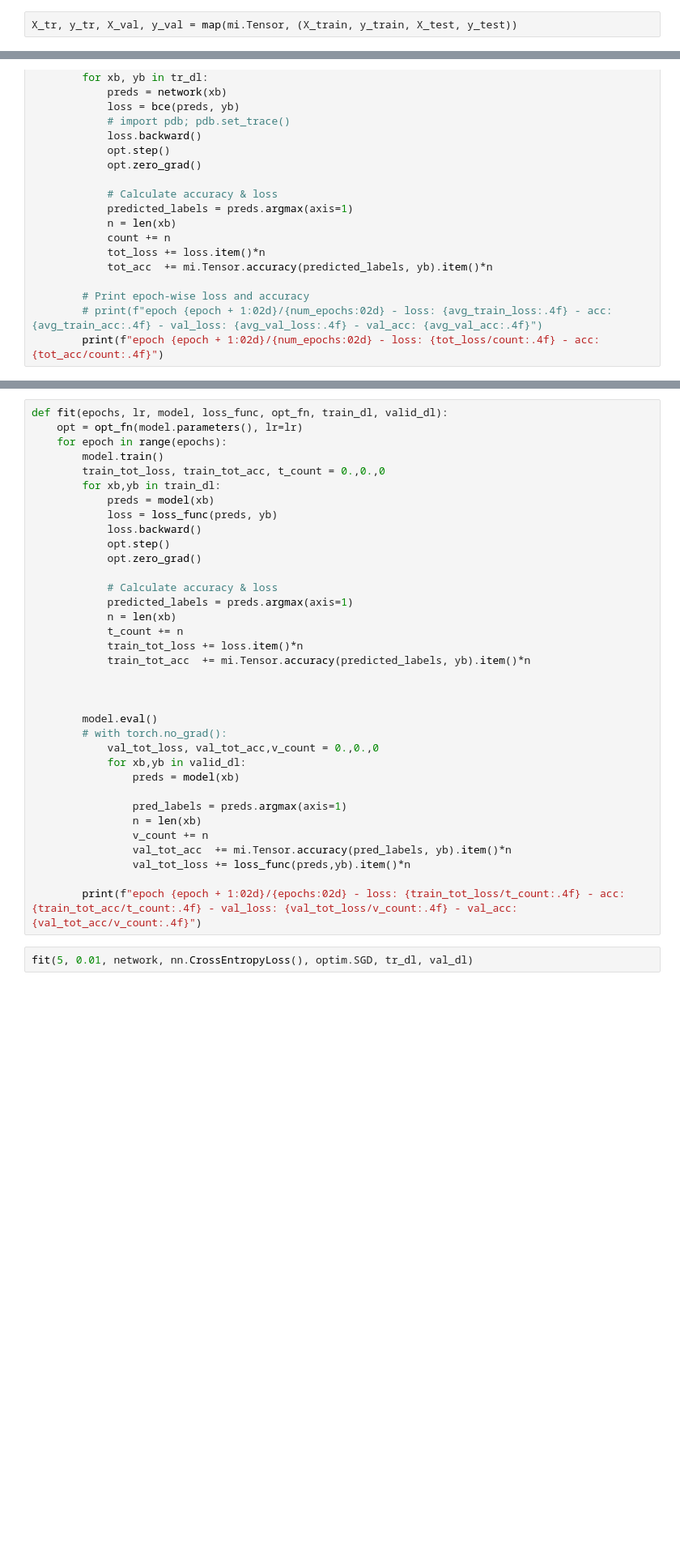
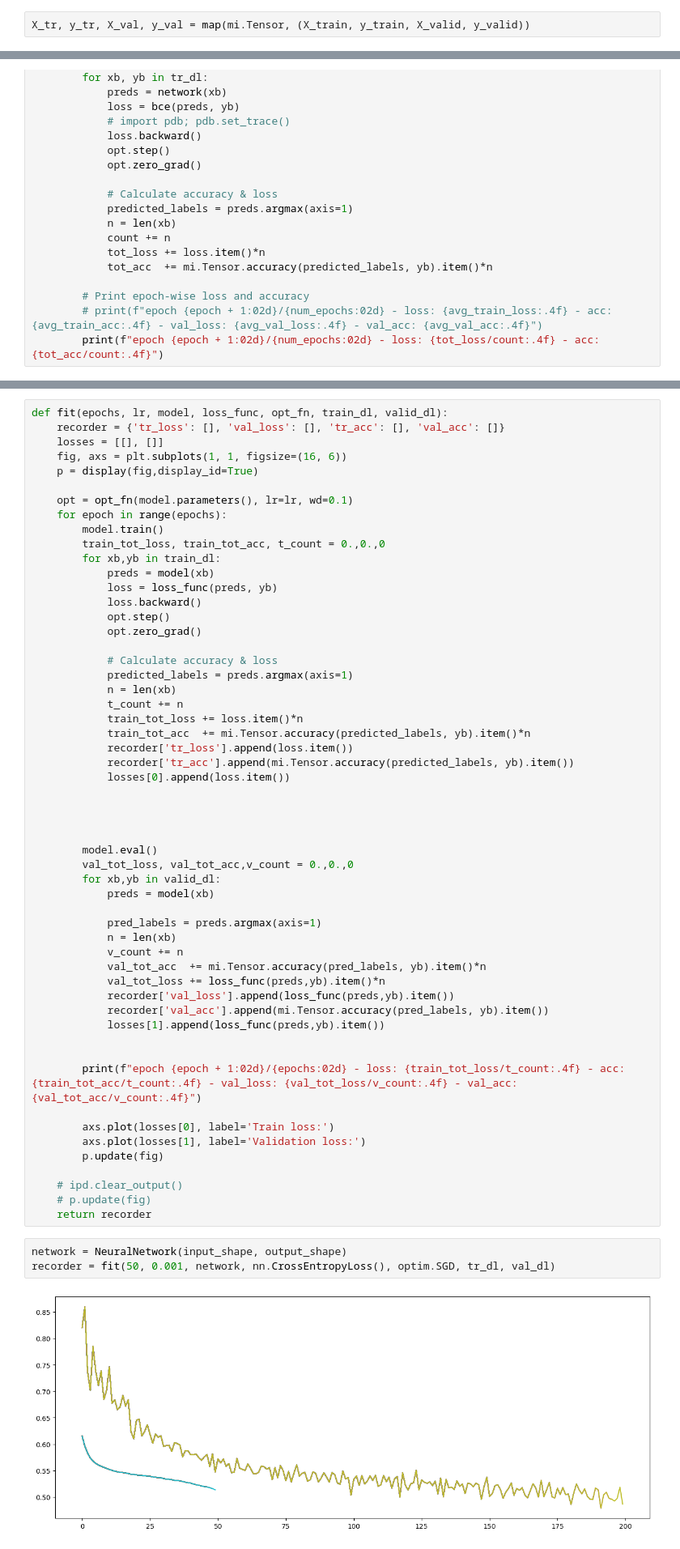
Before and after one commit to m0saan/42B2C-Cursus, a Jupyter notebook: mlp/draft.ipynb, the cells around one changed output, grey strips where cells are left out. Shown at 81% size. Drawn from its saved outputs; the diff is of its cells as text; blank space fills up the shorter version.

Commit message:
training

```diff
--- a/mlp/draft.ipynb
+++ b/mlp/draft.ipynb
@@ -70,5 +33,5 @@ type(X_train)
 # %% [output]
 numpy.ndarray
 # %%
-X_tr, y_tr, X_val, y_val = map(mi.Tensor, (X_train, y_train, X_test, y_test))
+X_tr, y_tr, X_val, y_val = map(mi.Tensor, (X_train, y_train, X_valid, y_valid))
 # %%
@@ -188,6 +142,11 @@ train()
 # %%
 def fit(epochs, lr, model, loss_func, opt_fn, train_dl, valid_dl):
-    opt = opt_fn(model.parameters(), lr=lr)
+    recorder = {'tr_loss': [], 'val_loss': [], 'tr_acc': [], 'val_acc': []}
+    losses = [[], []]
+    fig, axs = plt.subplots(1, 1, figsize=(16, 6))
+    p = display(fig,display_id=True)
+
+    opt = opt_fn(model.parameters(), lr=lr, wd=0.1)
     for epoch in range(epochs):
         model.train()
         train_tot_loss, train_tot_acc, t_count = 0.,0.,0
@@ -204,22 +163,39 @@ def fit(epochs, lr, model, loss_func, opt_fn, train_dl, valid_dl):
             t_count += n
             train_tot_loss += loss.item()*n
             train_tot_acc  += mi.Tensor.accuracy(predicted_labels, yb).item()*n
+            recorder['tr_loss'].append(loss.item())
+            recorder['tr_acc'].append(mi.Tensor.accuracy(predicted_labels, yb).item())
+            losses[0].append(loss.item())
+
 
 
 
         model.eval()
-        # with torch.no_grad():
-            val_tot_loss, val_tot_acc,v_count = 0.,0.,0
-            for xb,yb in valid_dl:
-                preds = model(xb)
+        val_tot_loss, val_tot_acc,v_count = 0.,0.,0
+        for xb,yb in valid_dl:
+            preds = model(xb)
 
-                pred_labels = preds.argmax(axis=1)
-                n = len(xb)
-                v_count += n
-                val_tot_acc  += mi.Tensor.accuracy(pred_labels, yb).item()*n
-                val_tot_loss += loss_func(preds,yb).item()*n
+            pred_labels = preds.argmax(axis=1)
+            n = len(xb)
+            v_count += n
+            val_tot_acc  += mi.Tensor.accuracy(pred_labels, yb).item()*n
+            val_tot_loss += loss_func(preds,yb).item()*n
+            recorder['val_loss'].append(loss_func(preds,yb).item())
+            recorder['val_acc'].append(mi.Tensor.accuracy(pred_labels, yb).item())
+            losses[1].append(loss_func(preds,yb).item())
+
 
         print(f"epoch {epoch + 1:02d}/{epochs:02d} - loss: {train_tot_loss/t_count:.4f} - acc: {train_tot_acc/t_count:.4f} - val_loss: {val_tot_loss/v_count:.4f} - val_acc: {val_tot_acc/v_count:.4f}")
+
+        axs.plot(losses[0], label='Train loss:')
+        axs.plot(losses[1], label='Validation loss:')
+        p.update(fig)
+
+    # ipd.clear_output()
+    # p.update(fig)
+    return recorder
 # %%
-fit(5, 0.01, network, nn.CrossEntropyLoss(), optim.SGD, tr_dl, val_dl)
+network = NeuralNetwork(input_shape, output_shape)
+recorder = fit(50, 0.001, network, nn.CrossEntropyLoss(), optim.SGD, tr_dl, val_dl)
 # %% [output]
+[figure, added]
```
Also changed, not shown: parts of 17 cells of this notebook.
